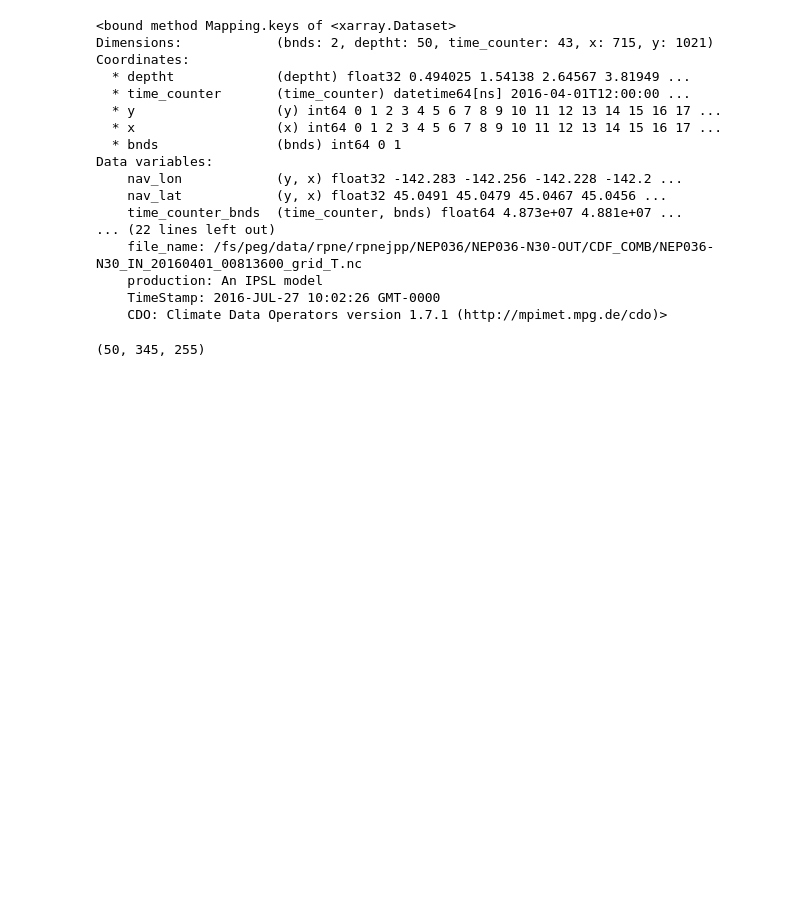
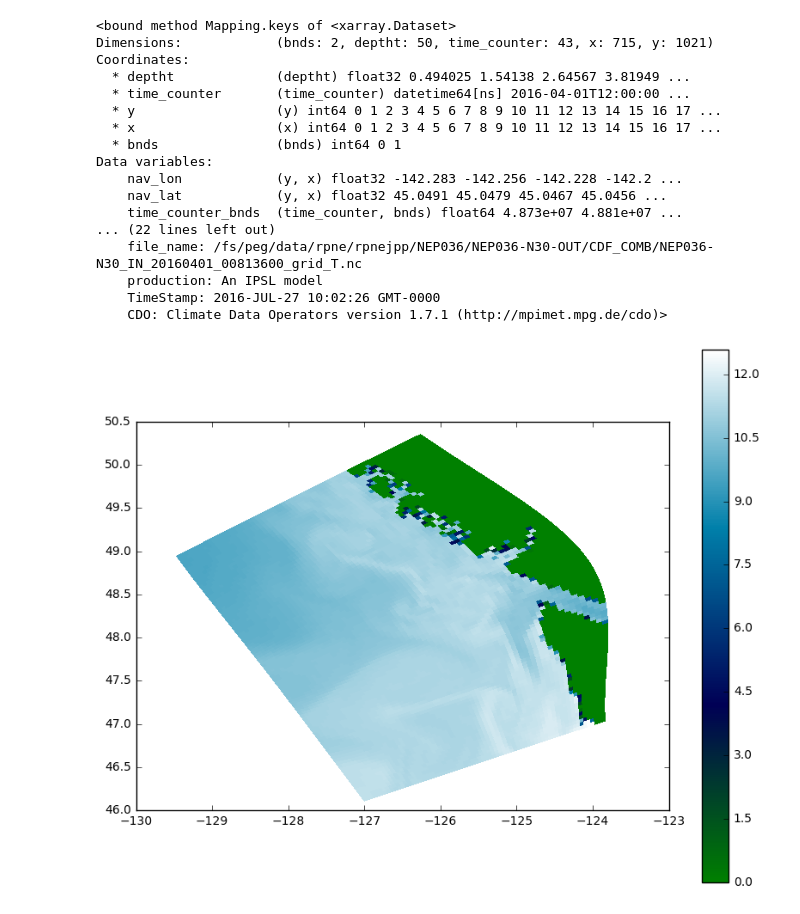
Before and after one commit to UBC-MOAD/wcvi, a Jupyter notebook: grid/Making_IC_from_JP.ipynb, the cells around one changed output. Drawn from its saved outputs; the diff is of its cells as text; code cells hidden in the pictures; blank space fills up the shorter version.

```diff
--- a/grid/Making_IC_from_JP.ipynb
+++ b/grid/Making_IC_from_JP.ipynb
@@ -34,10 +36,6 @@ vosaline_JP = np.array(gridT['vosaline'][0,:,55:400,446:701]);
 glamt_bc_JP = np.array(gridT['nav_lon'][55:400,446:701]);
 gphit_bc_JP = np.array(gridT['nav_lat'][55:400,446:701]);
 deptht_JP = np.array(gridT['deptht'][:]);
-# %%
-votemper.shape
-# %% [output]
-(50, 345, 255)
 # %%
 fname_wcvi = '/ocean/ssahu/CANYONS/wcvi/grid/coordinates.nc'
 
@@ -59,6 +57,15 @@ vosaline_ic = np.zeros((vosaline_JP.shape[0], glamt_wcvi.shape[0], glamt_wcvi.sh
 for i,j in enumerate(votemper_JP[:,...]):
     votemper_ic[i,...] = np.reshape(griddata(points, votemper_JP[i,...].flatten(), xi, method= 'linear'), glamt_wcvi.shape)
     vosaline_ic[i,...] = np.reshape(griddata(points, vosaline_JP[i,...].flatten(), xi, method= 'linear'), glamt_wcvi.shape)
+# %%
+fig, ax = plt.subplots(1, 1, figsize=(10, 8))
+viz_tools.set_aspect(ax)
+
+mesh = ax.pcolormesh(glamt_wcvi, gphit_wcvi,votemper_ic[0,...], cmap =cm.ocean)
+fig.colorbar(mesh)
+plt.show()
+# %% [output]
+[figure, added]
 # %%
 file_temp = nc.Dataset('/ocean/ssahu/CANYONS/wcvi/initial_conditions/West_coast_temperature_salinity_nomask_JP.nc', 'w', zlib=True)
 # dataset attributes
```
Also changed, not shown: parts of 5 cells of this notebook.
